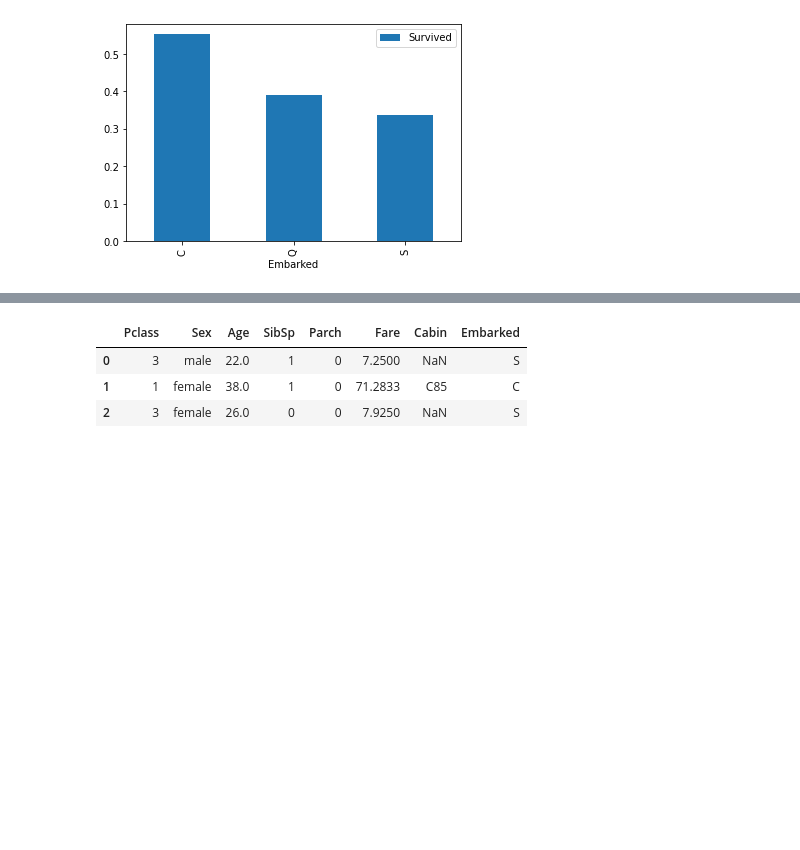
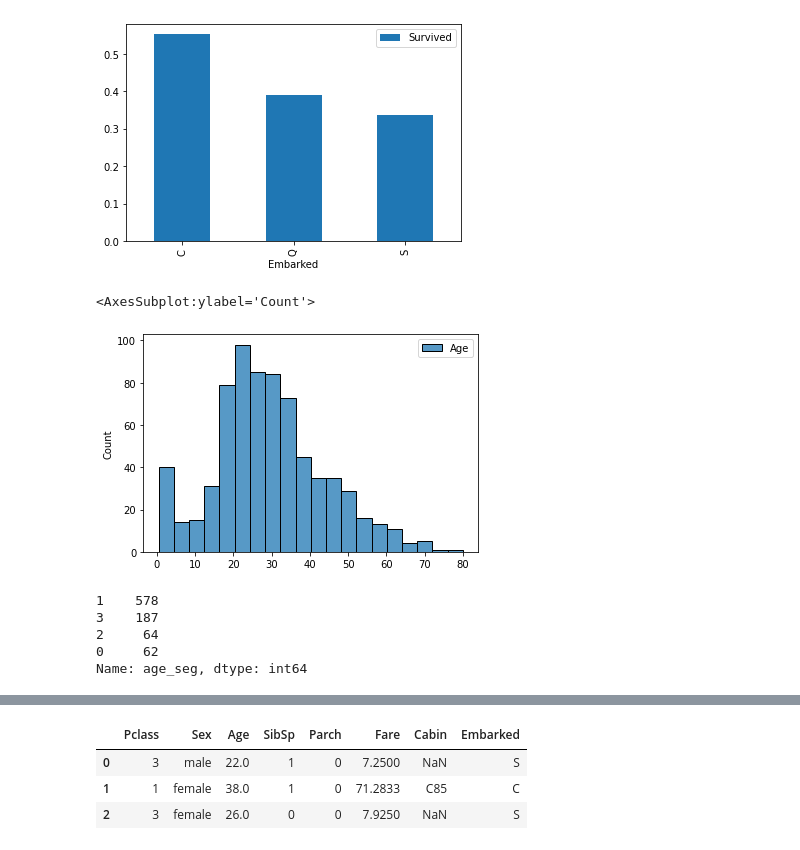
Before and after one commit to mayanksinghkgp/Mini_Projects, a Jupyter notebook: Machine_learning_form_disaster/titanic_prediction.ipynb, the cells around one changed output, grey strips where cells are left out. Saved outputs shown, nothing was run; the diff lists cells and outputs as text; code cells hidden in the pictures; blank space fills up the shorter version.

```diff
--- a/Machine_learning_form_disaster/titanic_prediction.ipynb
+++ b/Machine_learning_form_disaster/titanic_prediction.ipynb
@@ -99,3 +99,27 @@ pd.pivot_table(df1,index=['Embarked'],values=['Survived'],aggfunc=np.mean).plot(
 # %% [output]
 <AxesSubplot:xlabel='Embarked'>
 [figure]
+# %%
+sns.histplot([df1.Age])
+# %% [output]
+<AxesSubplot:ylabel='Count'>
+[figure, added]
+# %%
+#segregating people based on age into 3 segments, ignoring null values for now
+def age_seg(x):
+    if x<10:
+        return 0
+    elif x>=10 and x<50:
+        return 1
+    elif x>50:
+        return 2
+    return 3
+
+df1['age_seg'] = df1.Age.apply(age_seg)
+df1['age_seg'].value_counts()
+# %% [output]
+1    578
+3    187
+2     64
+0     62
+Name: age_seg, dtype: int64
```
Also changed, not shown: parts of 10 cells of this notebook.
